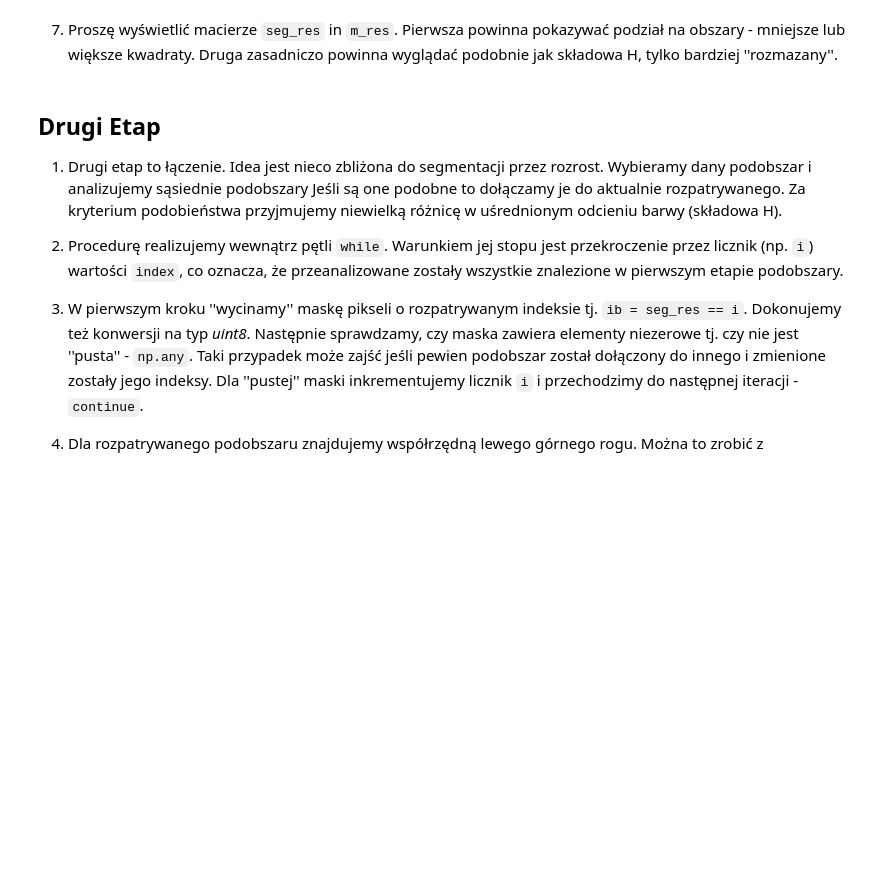
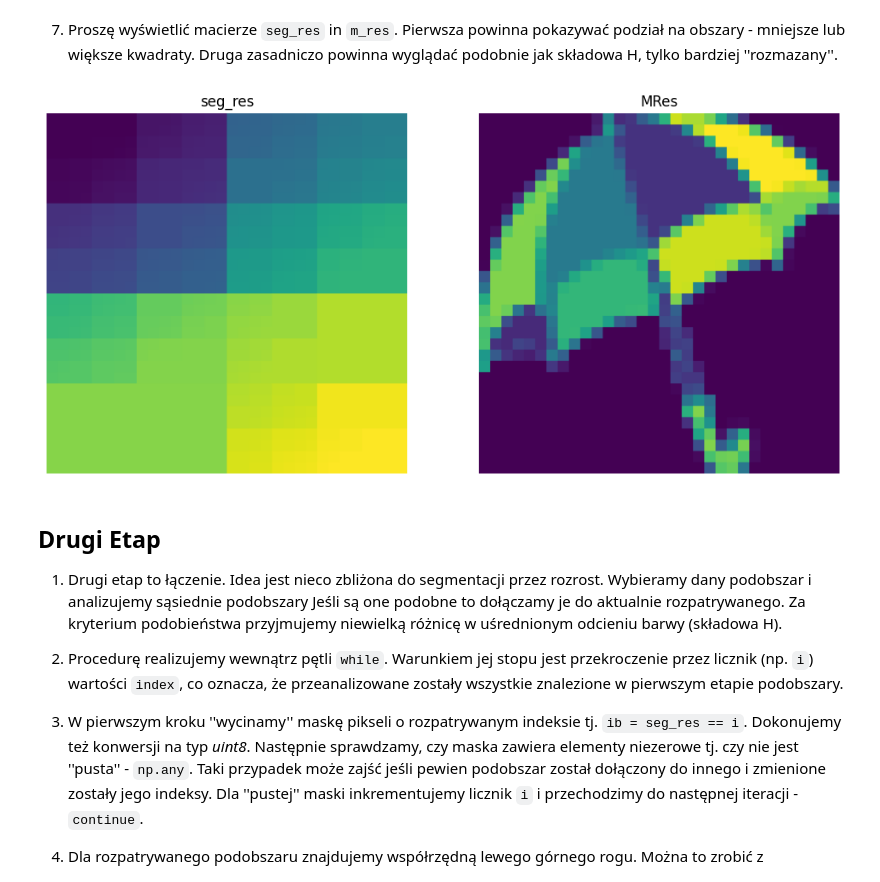
Before and after one commit to DziqG2NK/Przetwarzanie-i-analiza-obraz-w-cyfrowych, a Jupyter notebook: zajecia_5/12_segmentation_HW.ipynb, the cells around one changed output. Drawn from its saved outputs; the diff is of its cells as text; code cells hidden in the pictures; blank space fills up the shorter version.

Commit message:
First step - splitting image down looking for uniform area

```diff
--- a/zajecia_5/12_segmentation_HW.ipynb
+++ b/zajecia_5/12_segmentation_HW.ipynb
@@ -158,9 +158,55 @@ plots(**images)
   Uwaga. Podany sposób zapisu wyników podziału jest dość nieefektywny.
   Następuje powielenie tej samej informacji.
   Lepszym pomysłem byłoby wykorzystanie podejścia opartego o grafy, jednak jest ono trudniejsze do ''szybkiej'' implementacji.
+# %%
+def first_step(I: np.ndarray):
+    img = I.copy()
+    seg_res = np.zeros(img.shape, dtype=np.int16)
+    MRes = np.zeros(img.shape)
+    index = 1
+
+    def split(img: np.ndarray, cords):
+        nonlocal index
+
+        x1, x2, y1, y2 = cords
+
+        img_part = img[y1 : y2, x1 : x2].copy()
+        mean = np.mean(img_part)
+        std = np.std(img_part)
+
+        THRESHOLD = 0.05
+        BORDER_LIMIT = 8
+
+        if std < THRESHOLD or (img_part.shape[0] <= BORDER_LIMIT and img_part.shape[1] <= BORDER_LIMIT):
+            seg_res[y1:y2, x1:x2] = index
+            MRes[y1:y2, x1:x2] = mean
+            index += 1
+
+        else:
+            x_m = (x1 + x2) // 2
+            y_m = (y1 + y2) // 2
+            split(img, (x1, x_m, y1, y_m))
+            split(img, (x_m, x2, y1, y_m))
+            split(img, (x1, x_m, y_m, y2))
+            split(img, (x_m, x2, y_m, y2))
+
+    split(I, (0, I.shape[0], 0, I.shape[1]))
+
+    return seg_res, MRes, index
 # %% [markdown]
 
 7. Proszę wyświetlić macierze `seg_res` in `m_res`. Pierwsza powinna pokazywać podział na obszary - mniejsze lub większe kwadraty. Druga zasadniczo powinna wyglądać podobnie jak składowa H, tylko bardziej ''rozmazany''.
+# %%
+seg_res, MRes, index = first_step(umbrella)
+
+images = {
+    "seg_res": seg_res,
+    "MRes": MRes
+}
+
+plots(**images)
+# %% [output]
+[figure, added]
 # %% [markdown]
 ## Drugi Etap
 
```
